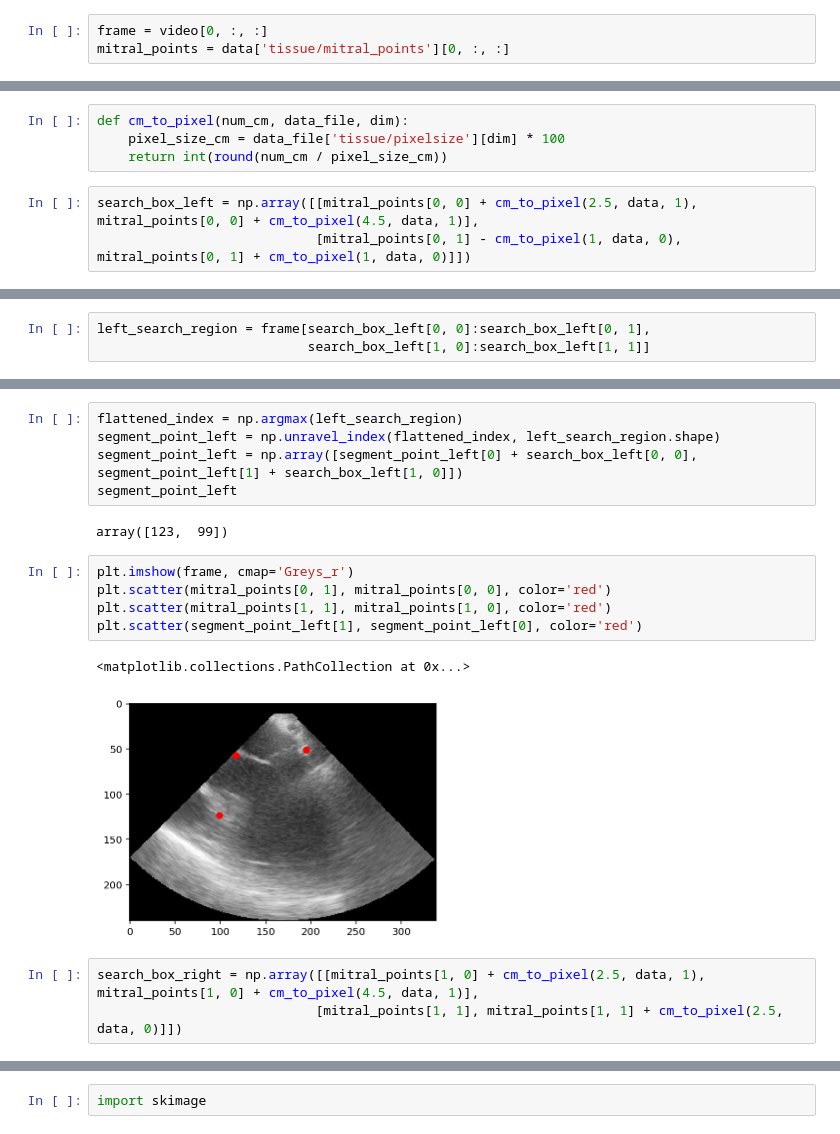
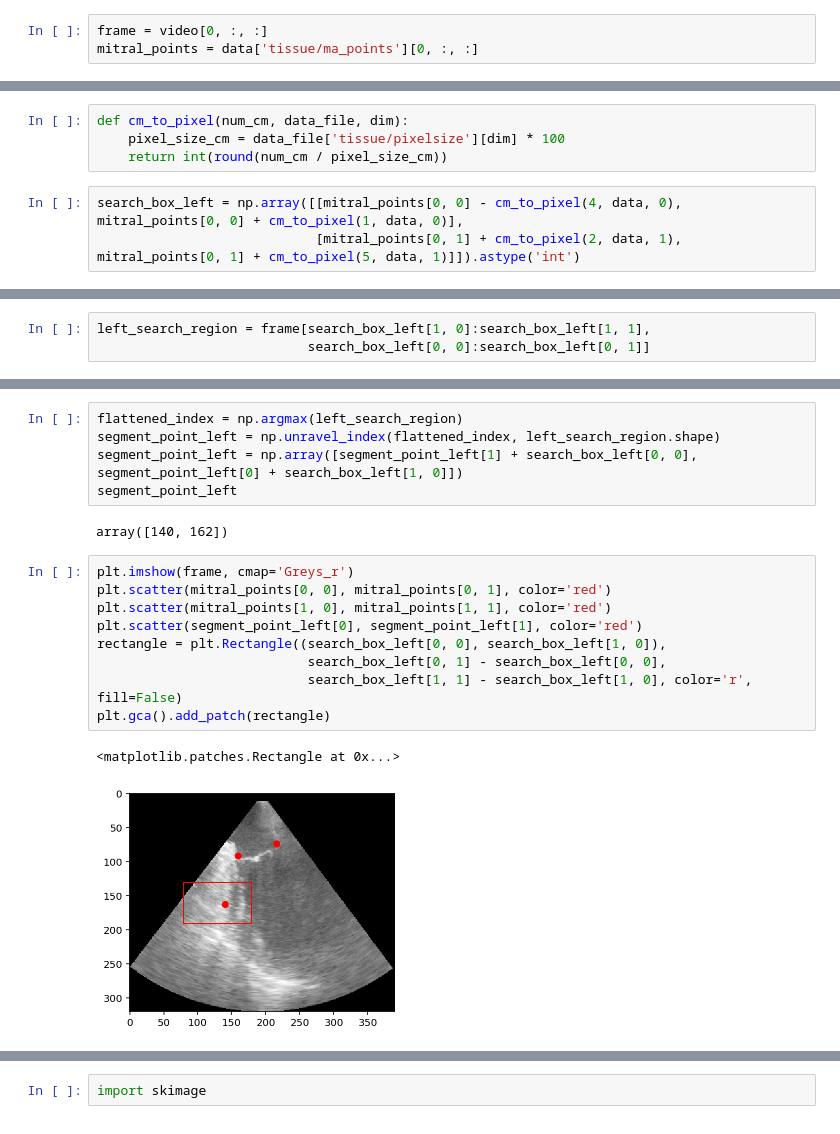
Before and after one commit to torjush/Strain_estimation, a Jupyter notebook: notebooks/03-strain-tracking-point-detection.ipynb, the cells around one changed output, grey strips where cells are left out. Cells and saved outputs as stored; diff of their text form.

```diff
--- a/notebooks/03-strain-tracking-point-detection.ipynb
+++ b/notebooks/03-strain-tracking-point-detection.ipynb
@@ -71,4 +71,4 @@ misc.notebookHelpers.ultraSoundAnimation(video, fps=fps / 8, points=data['tissue
 Select the first frame, and search for points below the mitral points to track
 # %%
 frame = video[0, :, :]
-mitral_points = data['tissue/mitral_points'][0, :, :]
+mitral_points = data['tissue/ma_points'][0, :, :]
@@ -92,8 +88,8 @@ def cm_to_pixel(num_cm, data_file, dim):
     pixel_size_cm = data_file['tissue/pixelsize'][dim] * 100
     return int(round(num_cm / pixel_size_cm))
 # %%
-search_box_left = np.array([[mitral_points[0, 0] + cm_to_pixel(2.5, data, 1), mitral_points[0, 0] + cm_to_pixel(4.5, data, 1)],
-                            [mitral_points[0, 1] - cm_to_pixel(1, data, 0), mitral_points[0, 1] + cm_to_pixel(1, data, 0)]])
+search_box_left = np.array([[mitral_points[0, 0] - cm_to_pixel(4, data, 0), mitral_points[0, 0] + cm_to_pixel(1, data, 0)],
+                            [mitral_points[0, 1] + cm_to_pixel(2, data, 1), mitral_points[0, 1] + cm_to_pixel(5, data, 1)]]).astype('int')
 # %%
 search_box_left
 # %% [output]
@@ -114,3 +110,3 @@ plt.gca().add_patch(rectangle)
 # %%
-left_search_region = frame[search_box_left[0, 0]:search_box_left[0, 1],
-                           search_box_left[1, 0]:search_box_left[1, 1]]
+left_search_region = frame[search_box_left[1, 0]:search_box_left[1, 1],
+                           search_box_left[0, 0]:search_box_left[0, 1]]
@@ -121,18 +118,19 @@ mitral_points[0, 0]
 # %%
 flattened_index = np.argmax(left_search_region)
 segment_point_left = np.unravel_index(flattened_index, left_search_region.shape)
-segment_point_left = np.array([segment_point_left[0] + search_box_left[0, 0], segment_point_left[1] + search_box_left[1, 0]])
+segment_point_left = np.array([segment_point_left[1] + search_box_left[0, 0], segment_point_left[0] + search_box_left[1, 0]])
 segment_point_left
 # %% [output]
-array([123,  99])
+array([140, 162])
 # %%
 plt.imshow(frame, cmap='Greys_r')
-plt.scatter(mitral_points[0, 1], mitral_points[0, 0], color='red')
-plt.scatter(mitral_points[1, 1], mitral_points[1, 0], color='red')
-plt.scatter(segment_point_left[1], segment_point_left[0], color='red')
+plt.scatter(mitral_points[0, 0], mitral_points[0, 1], color='red')
+plt.scatter(mitral_points[1, 0], mitral_points[1, 1], color='red')
+plt.scatter(segment_point_left[0], segment_point_left[1], color='red')
+rectangle = plt.Rectangle((search_box_left[0, 0], search_box_left[1, 0]),
+                           search_box_left[0, 1] - search_box_left[0, 0],
+                           search_box_left[1, 1] - search_box_left[1, 0], color='r', fill=False)
+plt.gca().add_patch(rectangle)
 # %% [output]
-<matplotlib.collections.PathCollection at 0x...>
+<matplotlib.patches.Rectangle at 0x...>
-[figure, old version]
+[figure, new version]
-# %%
-search_box_right = np.array([[mitral_points[1, 0] + cm_to_pixel(2.5, data, 1), mitral_points[1, 0] + cm_to_pixel(4.5, data, 1)],
-                            [mitral_points[1, 1], mitral_points[1, 1] + cm_to_pixel(2.5, data, 0)]])
```
Also changed, not shown: parts of 36 cells of this notebook, 1 other file.
